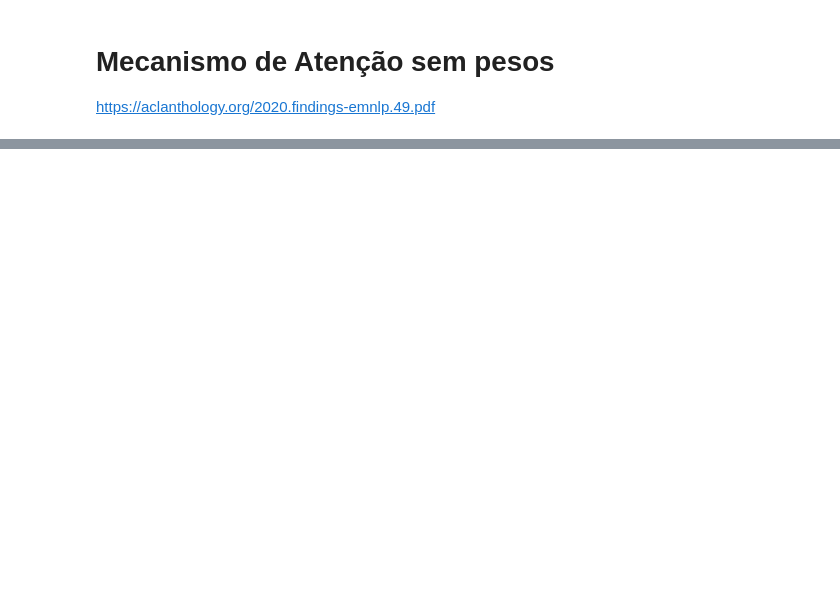
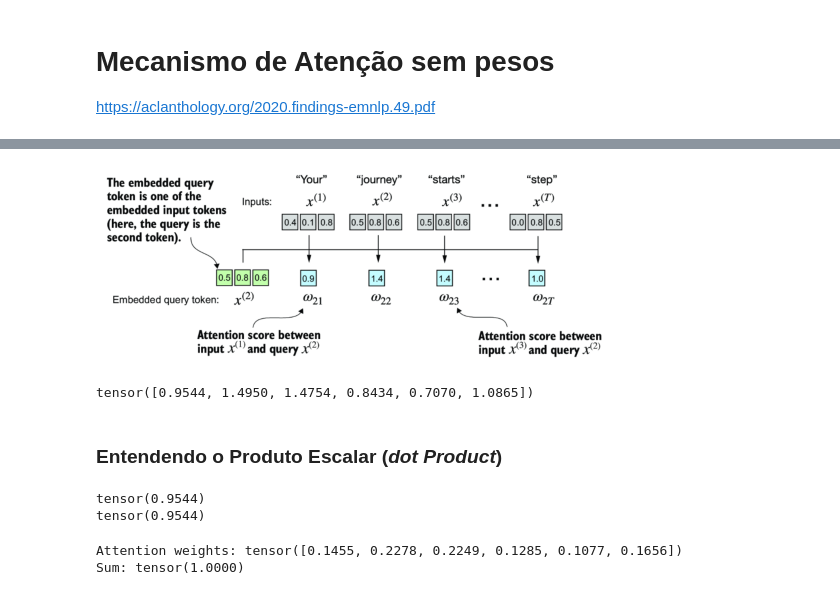
Before and after one commit to Baldros/book-based-learning, a Jupyter notebook: Build a Large Language Model (From Scratch)/Chapter 3/Chapter 3 - Coding attention mechanisms.ipynb, the cells around one changed output, grey strips where cells are left out. Saved outputs shown, nothing was run; the diff lists cells and outputs as text; code cells hidden in the pictures; blank space fills up the shorter version.

```diff
--- a/Build a Large Language Model (From Scratch)/Chapter 3/Chapter 3 - Coding attention mechanisms.ipynb
+++ b/Build a Large Language Model (From Scratch)/Chapter 3/Chapter 3 - Coding attention mechanisms.ipynb
@@ -93,0 +115,37 @@ https://aclanthology.org/2020.findings-emnlp.49.pdf
+# %%
+get_image(
+    "https://learning.oreilly.com/api/v2/epubs/urn:orm:book:9781633437166/files/Images/3-8.png"
+)
+# %% [output]
+[figure, added]
+# %%
+query = inputs[1]  # 2nd input token is the query
+
+attn_scores_2 = torch.empty(inputs.shape[0])
+for i, x_i in enumerate(inputs):
+    attn_scores_2[i] = torch.dot(x_i, query) # dot product (transpose not necessary here since they are 1-dim vectors)
+
+print(attn_scores_2)
+# %% [output]
+tensor([0.9544, 1.4950, 1.4754, 0.8434, 0.7070, 1.0865])
+# %% [markdown]
+### Entendendo o **Produto Escalar (_dot Product_)**
+# %%
+res = 0.
+
+for idx, element in enumerate(inputs[0]):
+    res += inputs[0][idx] * query[idx]
+
+print(res)
+print(torch.dot(inputs[0], query))
+# %% [output]
+tensor(0.9544)
+tensor(0.9544)
+# %%
+attn_weights_2_tmp = attn_scores_2 / attn_scores_2.sum()
+
+print("Attention weights:", attn_weights_2_tmp)
+print("Sum:", attn_weights_2_tmp.sum())
+# %% [output]
+Attention weights: tensor([0.1455, 0.2278, 0.2249, 0.1285, 0.1077, 0.1656])
+Sum: tensor(1.0000)
```
Also changed, not shown: parts of 69 cells of this notebook.
